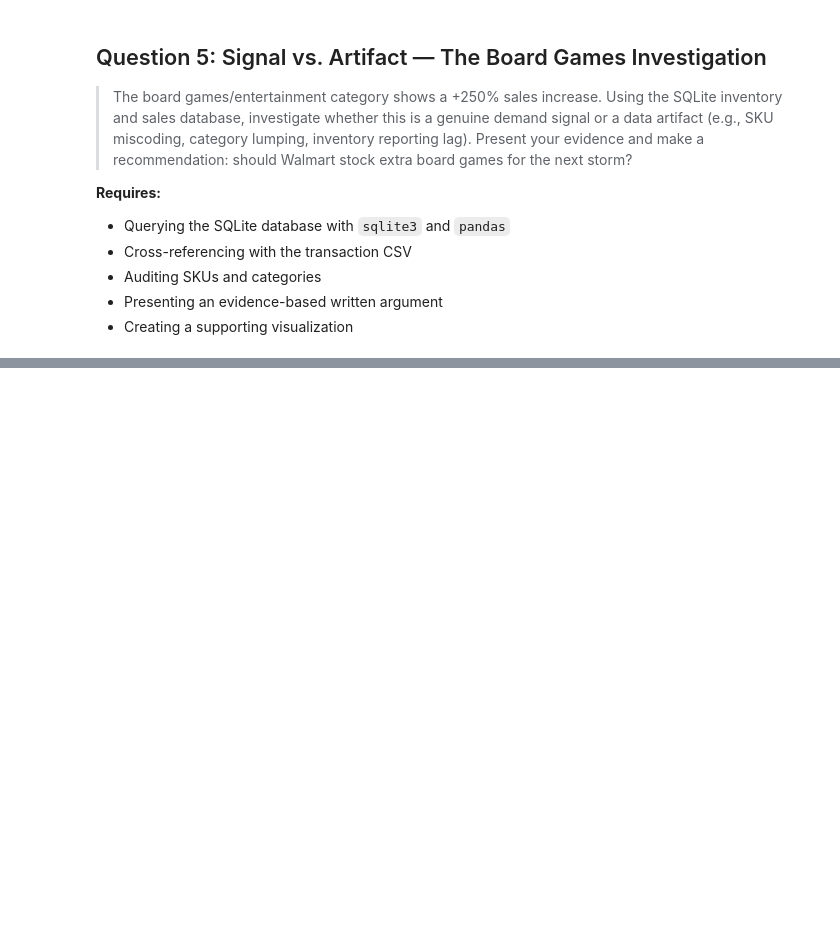
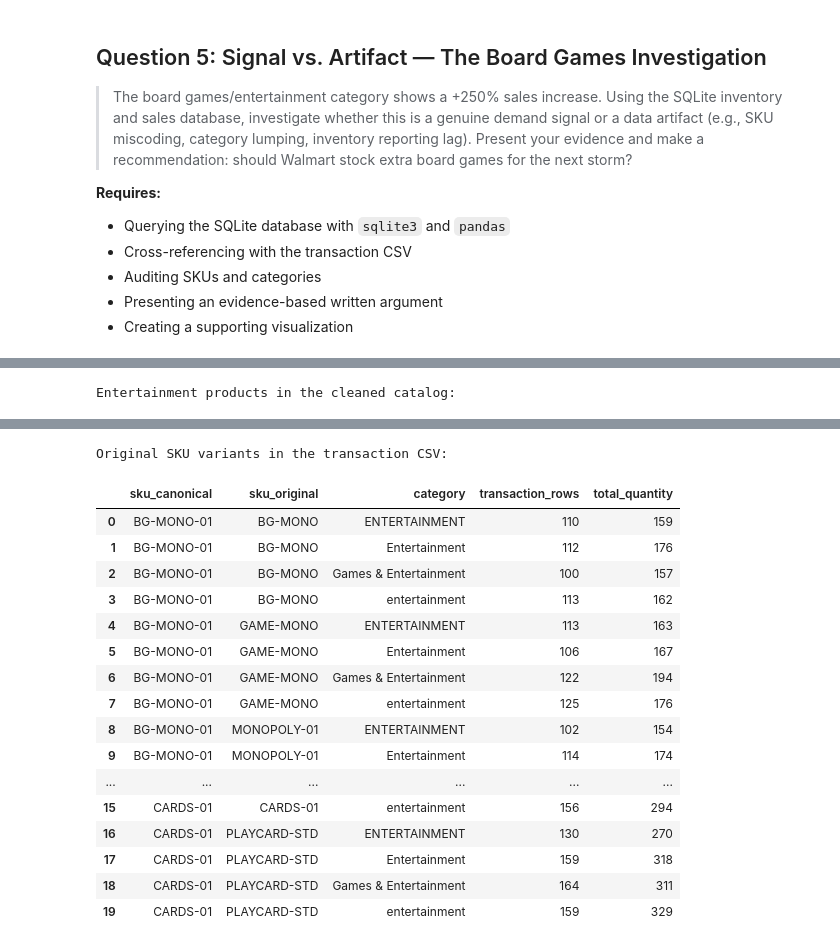
Before and after one commit to simichakravarty16/walmart-hurricane-project, a Jupyter notebook: notebooks/team_notebook.ipynb, the cells around one changed output, grey strips where cells are left out. Cells and saved outputs as stored; diff of their text form; code cells hidden in the pictures; blank space fills up the shorter version.

```diff
--- a/notebooks/team_notebook.ipynb
+++ b/notebooks/team_notebook.ipynb
@@ -2053,0 +1881,60 @@ plt.show()
+# %%
+# Q5, Step 3: Audit Entertainment products and original SKU labels
+
+# Review Entertainment products in the already-cleaned product catalog
+entertainment_products = clean_products[
+    clean_products["category"].astype(str).str.strip().str.casefold()
+    == "entertainment"
+].copy()
+
+catalog_columns = [
+    col for col in [
+        "sku", "product_name", "category", "subcategory",
+        "unit_cost", "supplier", "package_size"
+    ]
+    if col in entertainment_products.columns
+]
+
+print("Entertainment products in the cleaned catalog:")
+display(
+    entertainment_products[catalog_columns]
+    .sort_values("sku")
+    .drop_duplicates()
+)
+
+
+# Examine the original, uncleaned transaction data to retain original SKU labels
+raw_q5 = transactions.copy()
+
+raw_q5["sku_original"] = (
+    raw_q5["sku"].astype(str).str.strip().str.upper()
+)
+
+# Map known legacy SKU names to the canonical SKU names used in the notebook
+raw_q5["sku_canonical"] = (
+    raw_q5["sku_original"].map(SKU_MAP)
+    .fillna(raw_q5["sku_original"])
+)
+
+# Focus on board games and playing cards
+game_skus = ["BG-MONO-01", "CARDS-01"]
+
+raw_game_transactions = raw_q5[
+    raw_q5["sku_canonical"].isin(game_skus)
+].copy()
+
+print("Original SKU variants in the transaction CSV:")
+display(
+    raw_game_transactions.groupby(
+        ["sku_canonical", "sku_original", "category"],
+        dropna=False
+    )
+    .agg(
+        transaction_rows=("transaction_id", "size"),
+        total_quantity=("quantity", "sum")
+    )
+    .reset_index()
+    .sort_values(["sku_canonical", "sku_original", "category"])
+)
+# %% [output]
+Entertainment products in the cleaned catalog:
@@ -2053,0 +1947,18 @@ plt.show()
+Original SKU variants in the transaction CSV:
+|  | sku_canonical | sku_original | category | transaction_rows | total_quantity |
+| 0 | BG-MONO-01 | BG-MONO | ENTERTAINMENT | 110 | 159 |
+| 1 | BG-MONO-01 | BG-MONO | Entertainment | 112 | 176 |
+| 2 | BG-MONO-01 | BG-MONO | Games & Entertainment | 100 | 157 |
+| 3 | BG-MONO-01 | BG-MONO | entertainment | 113 | 162 |
+| 4 | BG-MONO-01 | GAME-MONO | ENTERTAINMENT | 113 | 163 |
+| 5 | BG-MONO-01 | GAME-MONO | Entertainment | 106 | 167 |
+| 6 | BG-MONO-01 | GAME-MONO | Games & Entertainment | 122 | 194 |
+| 7 | BG-MONO-01 | GAME-MONO | entertainment | 125 | 176 |
+| 8 | BG-MONO-01 | MONOPOLY-01 | ENTERTAINMENT | 102 | 154 |
+| 9 | BG-MONO-01 | MONOPOLY-01 | Entertainment | 114 | 174 |
+| ... | ... | ... | ... | ... | ... |
+| 15 | CARDS-01 | CARDS-01 | entertainment | 156 | 294 |
+| 16 | CARDS-01 | PLAYCARD-STD | ENTERTAINMENT | 130 | 270 |
+| 17 | CARDS-01 | PLAYCARD-STD | Entertainment | 159 | 318 |
+| 18 | CARDS-01 | PLAYCARD-STD | Games & Entertainment | 164 | 311 |
+| 19 | CARDS-01 | PLAYCARD-STD | entertainment | 159 | 329 |
```
Also changed, not shown: parts of 12 cells of this notebook.
